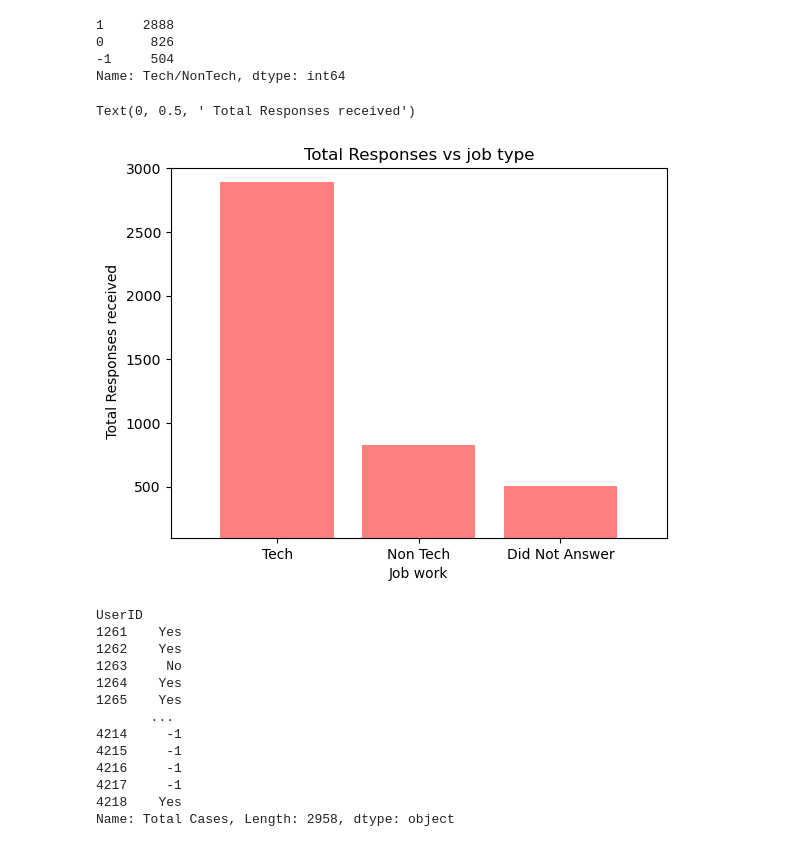
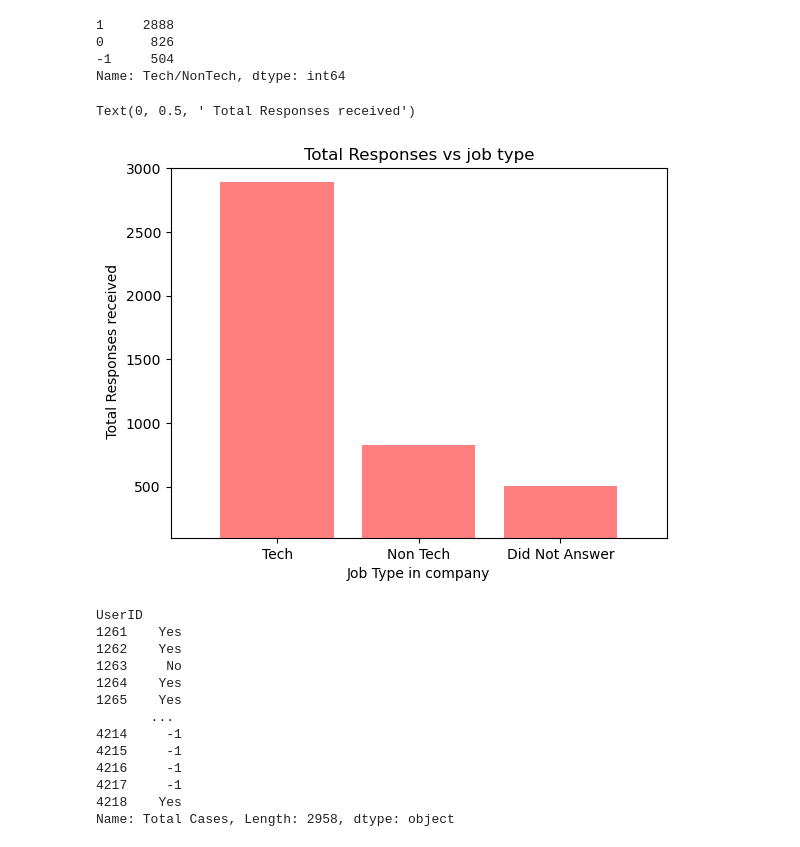
Before and after one commit to Patrick-Bacza/Group-7---Project, a Jupyter notebook: Jay_question_project.ipynb, the cells around one changed output. Saved outputs shown, nothing was run; the diff lists cells and outputs as text; code cells hidden in the pictures.

```diff
--- a/Jay_question_project.ipynb
+++ b/Jay_question_project.ipynb
@@ -326,18 +326,18 @@ x_axis = np.arange(len(job_type))
 # %%
 tick_locations = [value for value in x_axis]
 plt.xticks(tick_locations, ["Tech", "Non Tech","Did Not Answer"])
 plt.xlim(-0.75, len(x_axis)-0.25)
 plt.ylim(100,3000)
 plt.bar(x_axis, job_type, color='r', alpha=0.5, align="center")
 
 # Give our chart some labels and a title
 
 plt.title("Total Responses vs job type")
-plt.xlabel("Job work")
+plt.xlabel("Job Type in company")
 plt.ylabel(" Total Responses received")
 # %% [output]
 Text(0, 0.5, ' Total Responses received')
-[figure, old version]
+[figure, new version]
 # %%
 pivoted_02_df["Total Cases"].dropna(how='all')
 # %% [output]
```
